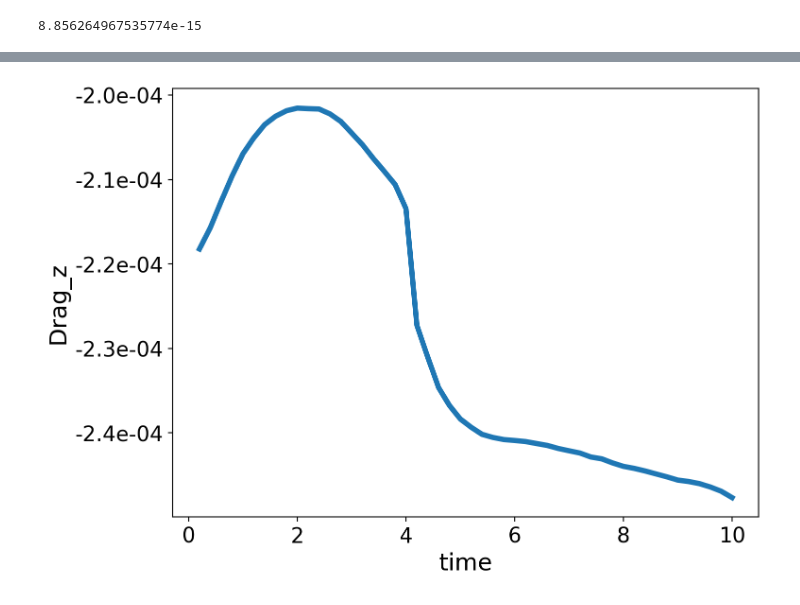
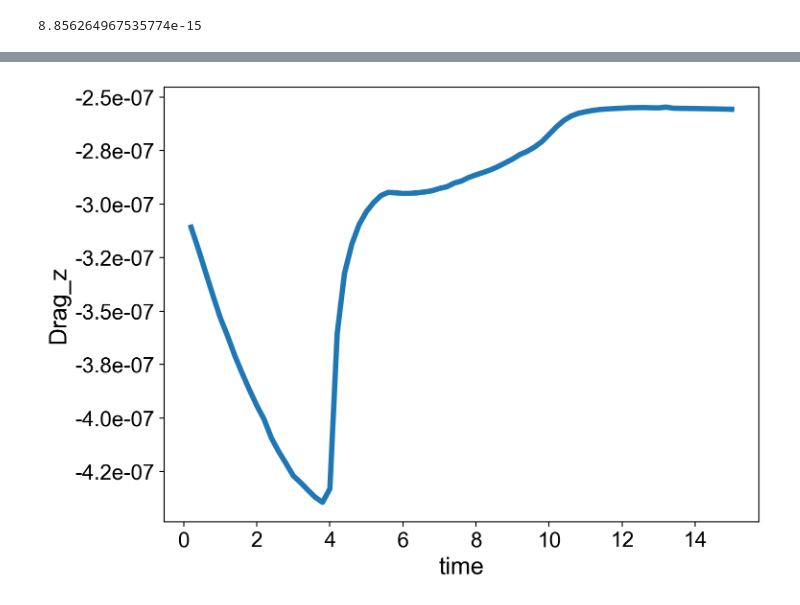
Before and after one commit to patricksinclair/openfoam_utilities, a Jupyter notebook: surface_integrator.ipynb, the cells around one changed output, grey strips where cells are left out. Cells and saved outputs as stored; diff of their text form; code cells hidden in the pictures.

Commit message:
added viscosity to sigma

```diff
--- a/surface_integrator.ipynb
+++ b/surface_integrator.ipynb
@@ -9,6 +9,8 @@ import math
 import matplotlib.pyplot as plt
 import matplotlib.ticker as mtick
 match_number = re.compile('-?\ *[0-9]+\.?[0-9]*(?:[Ee]\ *-?\ *[0-9]+)?')
+# %%
+mu = 1e-3 #dynamic viscosity of water
 # %%
 df_surface = pd.read_csv('surface_data-t=5.0.csv')
 df_surface
@@ -50,7 +52,7 @@ def surface_integrand(row):
     p = row['p']
     area = row['Area']
 
-    sigma = gradU + gradU.T - p*np.identity(3)
+    sigma = mu*(gradU + gradU.T) - p*np.identity(3)
 #     print(sigma)
 #     print(norm_v)
 #     i=sigma@norm_v
@@ -207,0 +257,2 @@ print(y)
+# %%
+t_vals, drag_vals = calcDragOverTime(t_max=15., delta_t=0.2)
@@ -267,16 +318,16 @@ for t in np.arange(delta_t, t_max+delta_t, delta_t):
 # %%
 fig, ax = plt.subplots(figsize=(8, 6), dpi=200)
 plt.rcParams['font.sans-serif'] = "Arial"
 
-z_data = np.array(integ_vectors)[:,2]
+z_data = np.array(drag_vals)[:,2]
 #print(z_data)
-t_vals = np.arange(delta_t, t_max+delta_t, delta_t)
+#t_vals = np.arange(delta_t, t_max+delta_t, delta_t)
 ax.plot(t_vals, z_data, lw=4)
 ax.set_xlabel('time', fontsize=18)
 ax.set_ylabel('Drag_z', fontsize=18)
 ax.tick_params(axis='both', which='major', labelsize=16)
 ax.yaxis.set_major_formatter(mtick.FormatStrFormatter('%.1e'))
 plt.savefig('rough_integrals_v1.pdf')
 plt.show()
 # %% [output]
-[figure, old version]
+[figure, new version]
```
Also changed, not shown: parts of 4 cells of this notebook.
